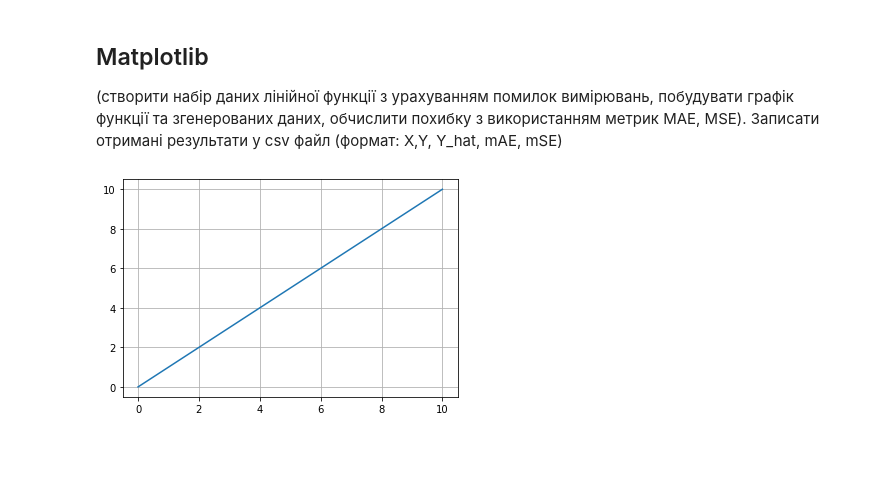
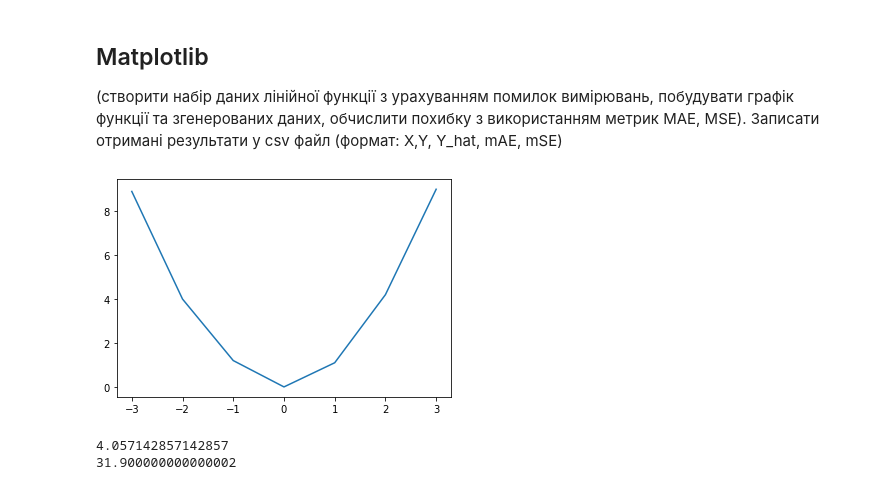
Before and after one commit to Katiaaaa/Neural-Networks, a Jupyter notebook: Lab1/Lab1.ipynb, the cells around one changed output. Drawn from its saved outputs; the diff is of its cells as text; code cells hidden in the pictures; blank space fills up the shorter version.

```diff
--- a/Lab1/Lab1.ipynb
+++ b/Lab1/Lab1.ipynb
@@ -199,19 +199,36 @@ df.sort_values(by='age', ascending = False, kind="mergesort")
 # %% [markdown]
 ## Matplotlib
 (створити набір даних лінійної функції з урахуванням помилок вимірювань, побудувати графік функції та згенерованих даних, обчислити похибку з використанням метрик MAE, MSE). Записати отримані результати у csv файл (формат: X,Y, Y_hat, mAE, mSE)
-# %%
-import matplotlib.pyplot as plt
-import csv
-myData = [["X","Y", "Y_hat", "mAE", "mSE"]]
-#myFile = open('results.csv', 'w')
-#with myFile:
-   # writer = csv.writer(myFile)
-   # writer.writerows(myData)
-
-x = np.linspace(0, 10, 10)
-y = x
-plt.grid()
-plt.plot(x, y)
-plt.show()
-# %% [output]
-[figure, removed]
+# %%
+import matplotlib.pyplot as plt
+import numpy as np
+from sklearn.metrics import mean_absolute_error, mean_squared_error
+
+# make data
+xpoints = np.array([-3, -2, -1, 0, 1, 2, 3])
+ypoints = np.array([8.9, 4, 1.2, 0, 1.1, 4.2, 9.0])
+
+plt.plot(xpoints, ypoints)
+plt.show()
+
+print(mean_absolute_error(xpoints, ypoints)) #cередня втрата регресії абсолютної помилки
+print(mean_squared_error(xpoints, ypoints)) #cередня квадратична втрата регресії помилки
+
+
+import csv
+
+FILENAME = "data.csv"
+
+with open(FILENAME, "w", newline="") as file:
+    writer = csv.writer(file)
+    writer.writerow(["Name", "Value"])
+    writer.writerows([
+                      ["X", xpoints],
+                      ["Y", ypoints],
+                      ["mAE", mean_absolute_error(xpoints, ypoints)],
+                      ["mSE", mean_squared_error(xpoints, ypoints)]
+    ])
+# %% [output]
+[figure, added]
+4.057142857142857
+31.900000000000002
```
Also changed, not shown: parts of 1 cell of this notebook.
